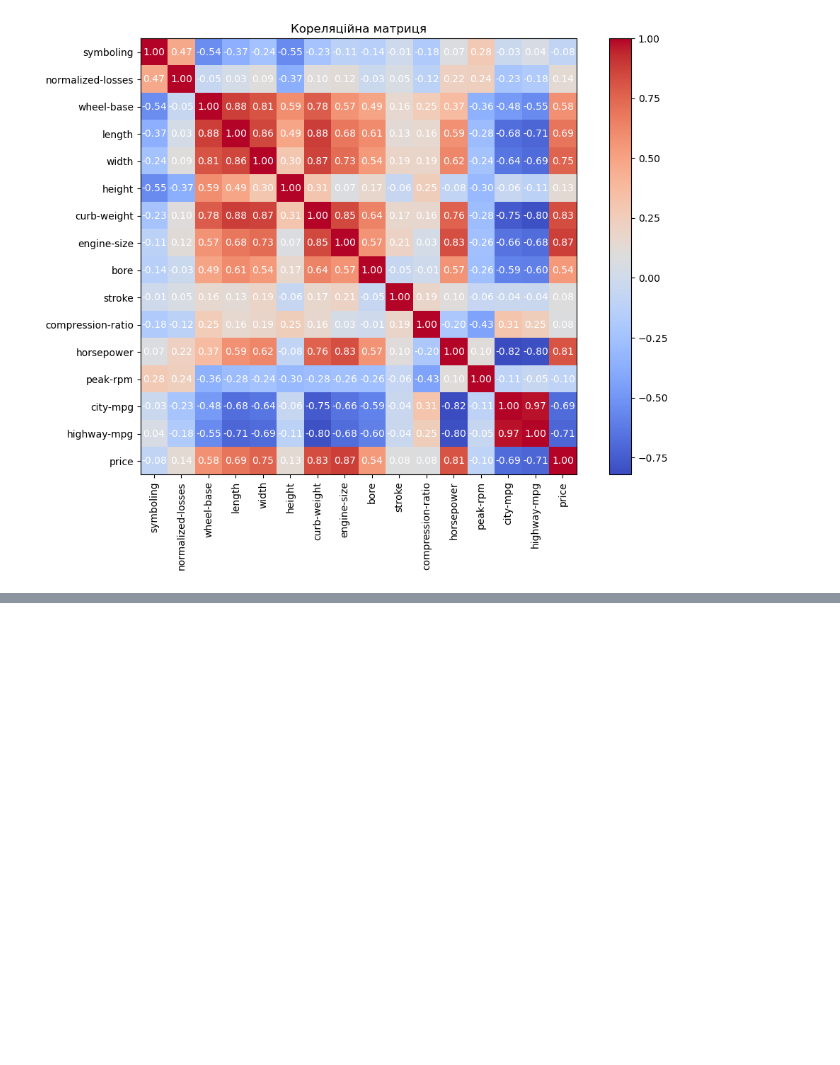
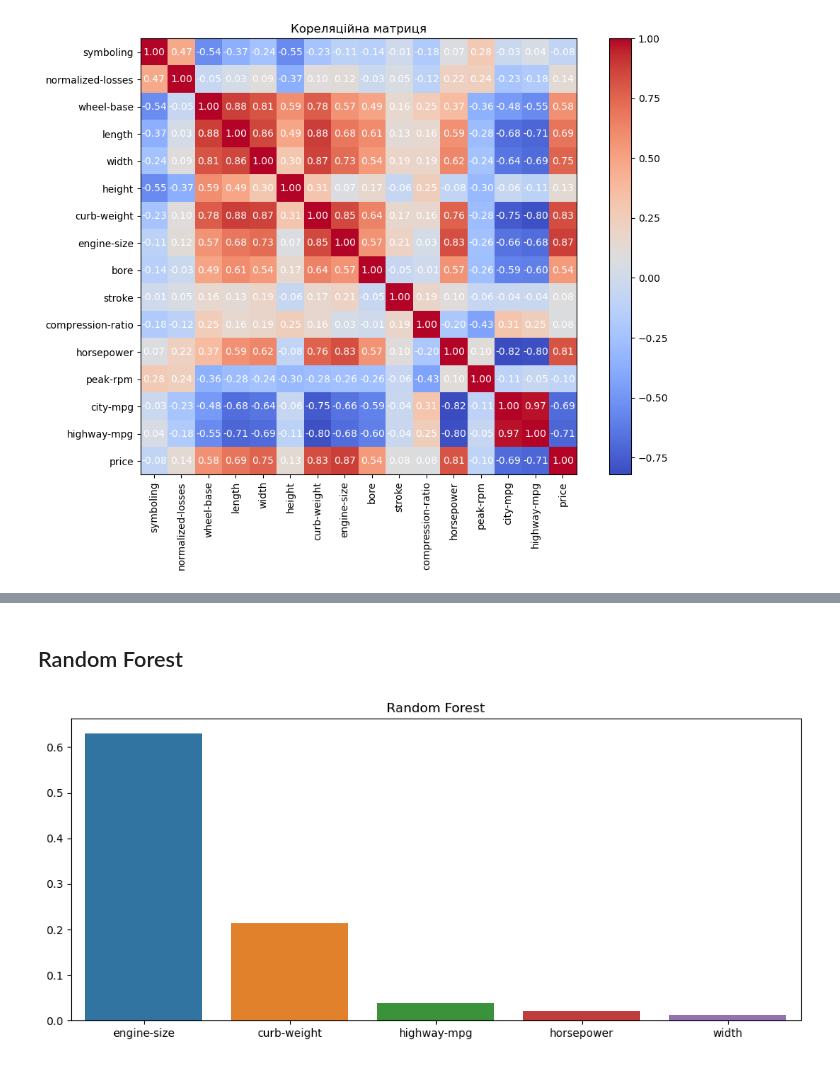
Before and after one commit to andrewshemchuk/DataScience, a Jupyter notebook: Lab3/Lab3.ipynb, the cells around one changed output, grey strips where cells are left out. Saved outputs shown, nothing was run; the diff lists cells and outputs as text; code cells hidden in the pictures; blank space fills up the shorter version.

```diff
--- a/Lab3/Lab3.ipynb
+++ b/Lab3/Lab3.ipynb
@@ -394,0 +248,13 @@ Feature Importance with Random Forest:
+# %% [markdown]
+## Random Forest
+# %%
+rf_model = RandomForestRegressor(n_estimators=100, random_state=42)
+rf_model.fit(X, y)
+forest_features = pd.Series(rf_model.feature_importances_, index=X.columns).sort_values(ascending=False).head(5)
+
+plt.figure(figsize=(12, 5))
+sns.barplot(x=forest_features.index, y=forest_features.values)
+plt.title('Random Forest')
+plt.show()
+# %% [output]
+[figure, added]
```
Also changed, not shown: parts of 14 cells of this notebook.
